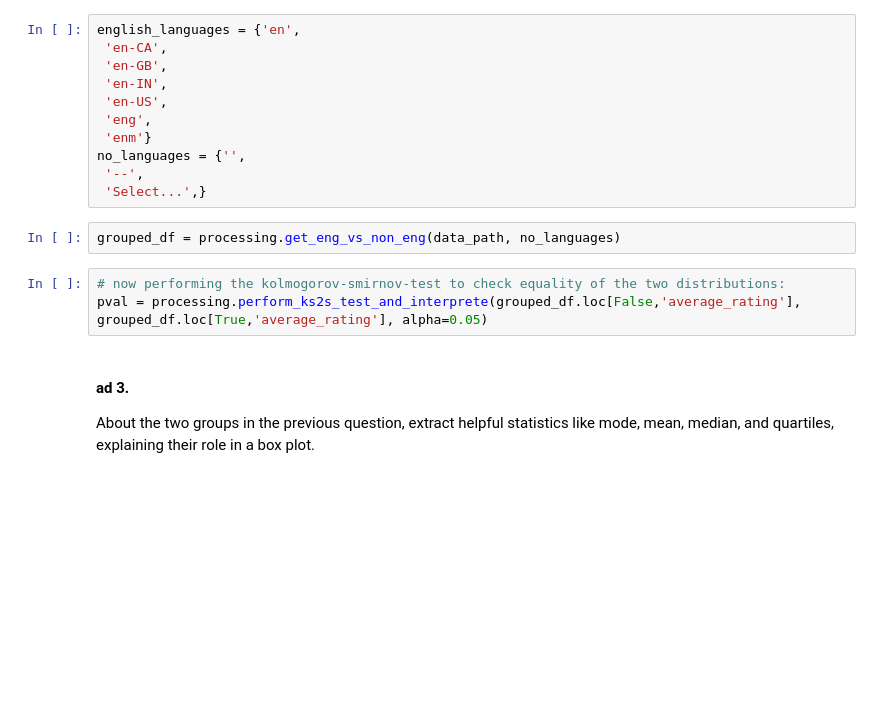
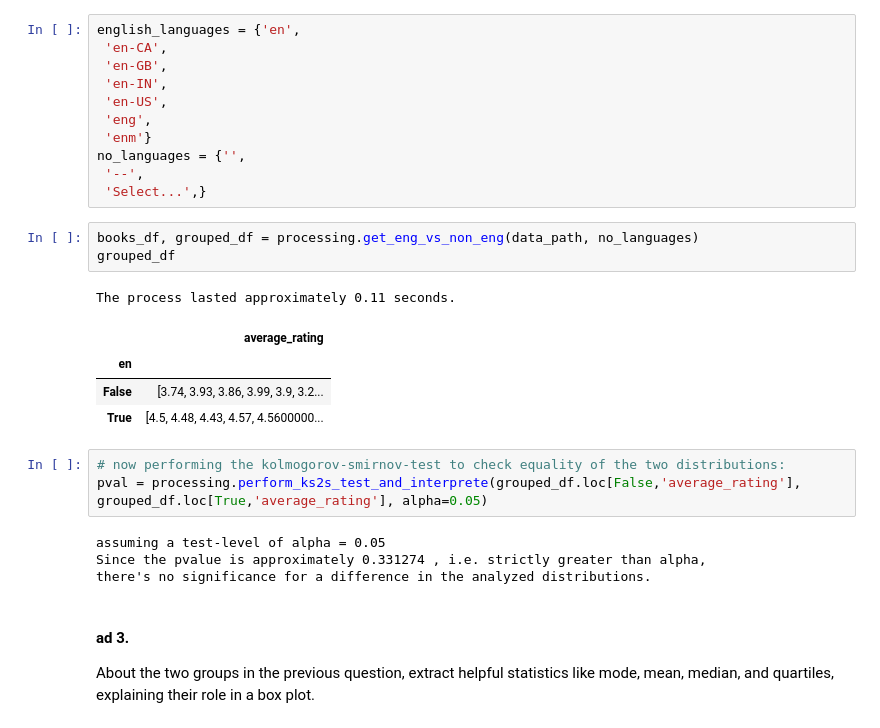
Before and after one commit to desterote753/ADM-HW2-Group3, a Jupyter notebook: rq7_and_8.ipynb, the cells around one changed output. Cells and saved outputs as stored; diff of their text form; blank space fills up the shorter version.

```diff
--- a/rq7_and_8.ipynb
+++ b/rq7_and_8.ipynb
@@ -107,10 +133,21 @@ no_languages = {'',
  '--',
  'Select...',}
 # %%
-grouped_df = processing.get_eng_vs_non_eng(data_path, no_languages)
+books_df, grouped_df = processing.get_eng_vs_non_eng(data_path, no_languages)
+grouped_df
+# %% [output]
+The process lasted approximately 0.11 seconds.
+|  | average_rating |
+| en |  |
+| False | [3.74, 3.93, 3.86, 3.99, 3.9, 3.2... |
+| True | [4.5, 4.48, 4.43, 4.57, 4.5600000... |
 # %%
 # now performing the kolmogorov-smirnov-test to check equality of the two distributions:
 pval = processing.perform_ks2s_test_and_interprete(grouped_df.loc[False,'average_rating'], grouped_df.loc[True,'average_rating'], alpha=0.05)
+# %% [output]
+assuming a test-level of alpha = 0.05
+Since the pvalue is approximately 0.331274 , i.e. strictly greater than alpha,
+there's no significance for a difference in the analyzed distributions.
 # %% [markdown]
 #### ad 3.
 About the two groups in the previous question, extract helpful statistics like mode, mean, median, and quartiles, explaining their role in a box plot.
```
Also changed, not shown: parts of 10 cells of this notebook, 1 other file.
